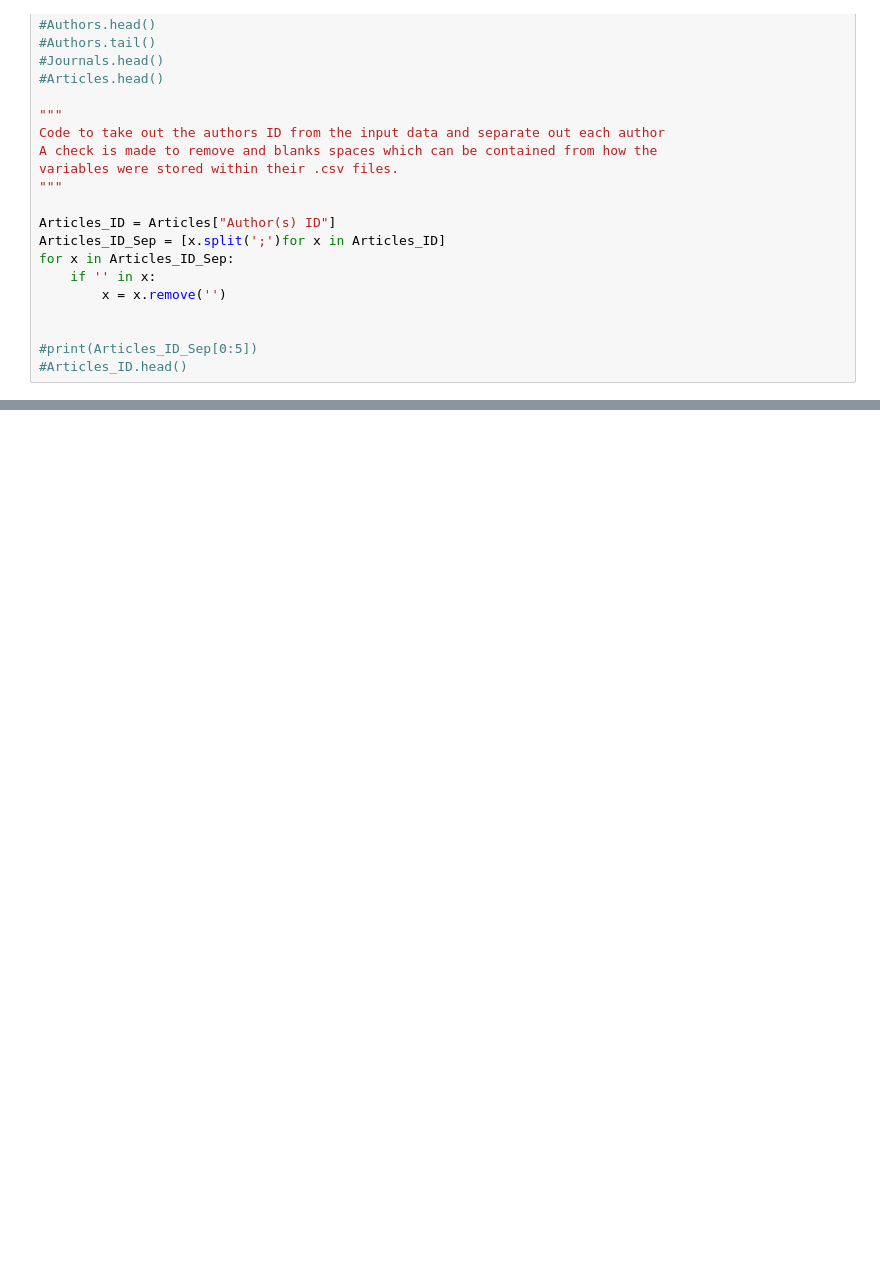
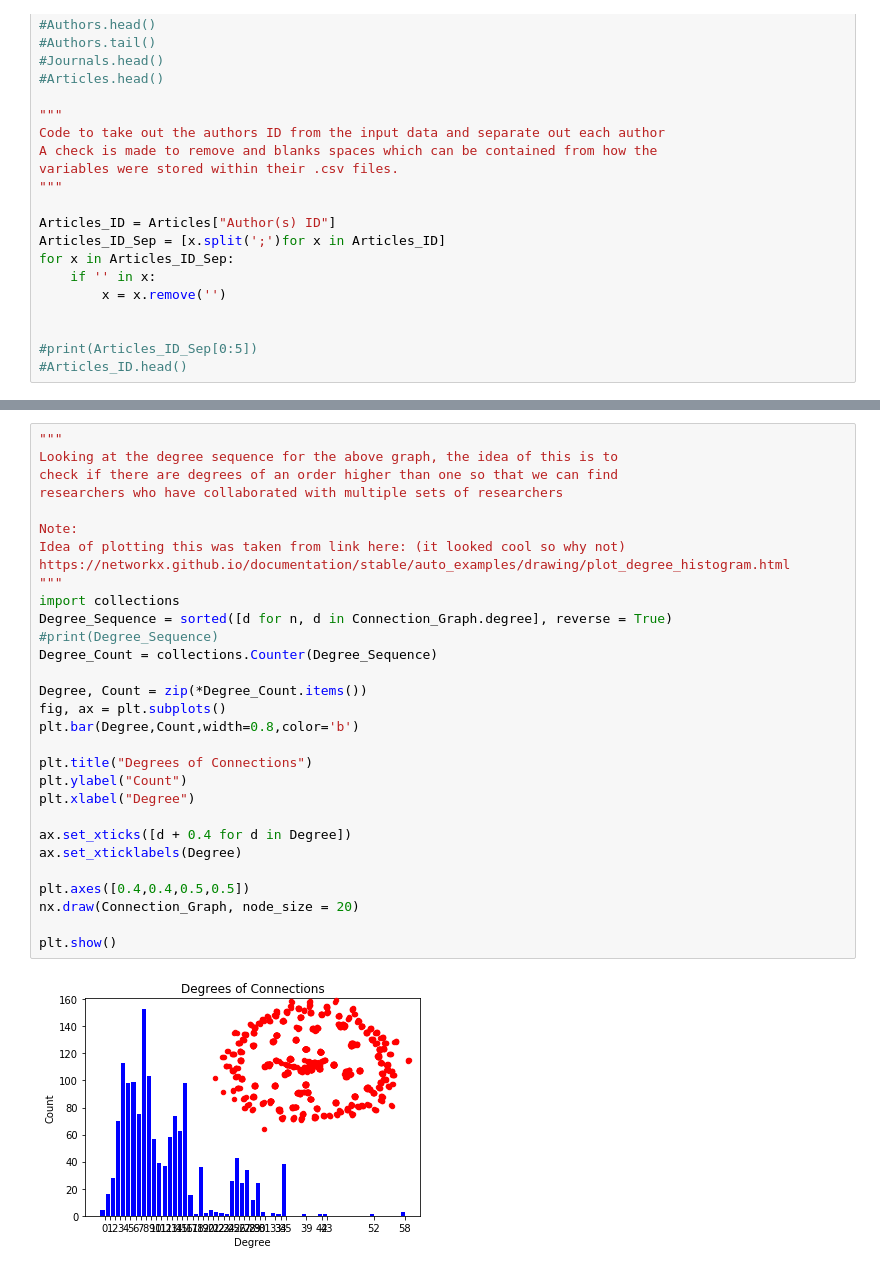
Before and after one commit to miketalbotbox/MDM_Interdisciplinarity, a Jupyter notebook: Authors_Connectivity_Matrix.ipynb, the cells around one changed output, grey strips where cells are left out. Cells and saved outputs as stored; diff of their text form; blank space fills up the shorter version.

```diff
--- a/Authors_Connectivity_Matrix.ipynb
+++ b/Authors_Connectivity_Matrix.ipynb
@@ -136,0 +173,32 @@ for Article_Authors in Articles_ID_Sep[0:Article_Limit]:
+# %%
+"""
+Looking at the degree sequence for the above graph, the idea of this is to
+check if there are degrees of an order higher than one so that we can find
+researchers who have collaborated with multiple sets of researchers
+
+Note:
+Idea of plotting this was taken from link here: (it looked cool so why not)
+https://networkx.github.io/documentation/stable/auto_examples/drawing/plot_degree_histogram.html
+"""
+import collections
+Degree_Sequence = sorted([d for n, d in Connection_Graph.degree], reverse = True)
+#print(Degree_Sequence)
+Degree_Count = collections.Counter(Degree_Sequence)
+
+Degree, Count = zip(*Degree_Count.items())
+fig, ax = plt.subplots()
+plt.bar(Degree,Count,width=0.8,color='b')
+
+plt.title("Degrees of Connections")
+plt.ylabel("Count")
+plt.xlabel("Degree")
+
+ax.set_xticks([d + 0.4 for d in Degree])
+ax.set_xticklabels(Degree)
+
+plt.axes([0.4,0.4,0.5,0.5])
+nx.draw(Connection_Graph, node_size = 20)
+
+plt.show()
+# %% [output]
+[figure, added]
```
Also changed, not shown: parts of 10 cells of this notebook.
